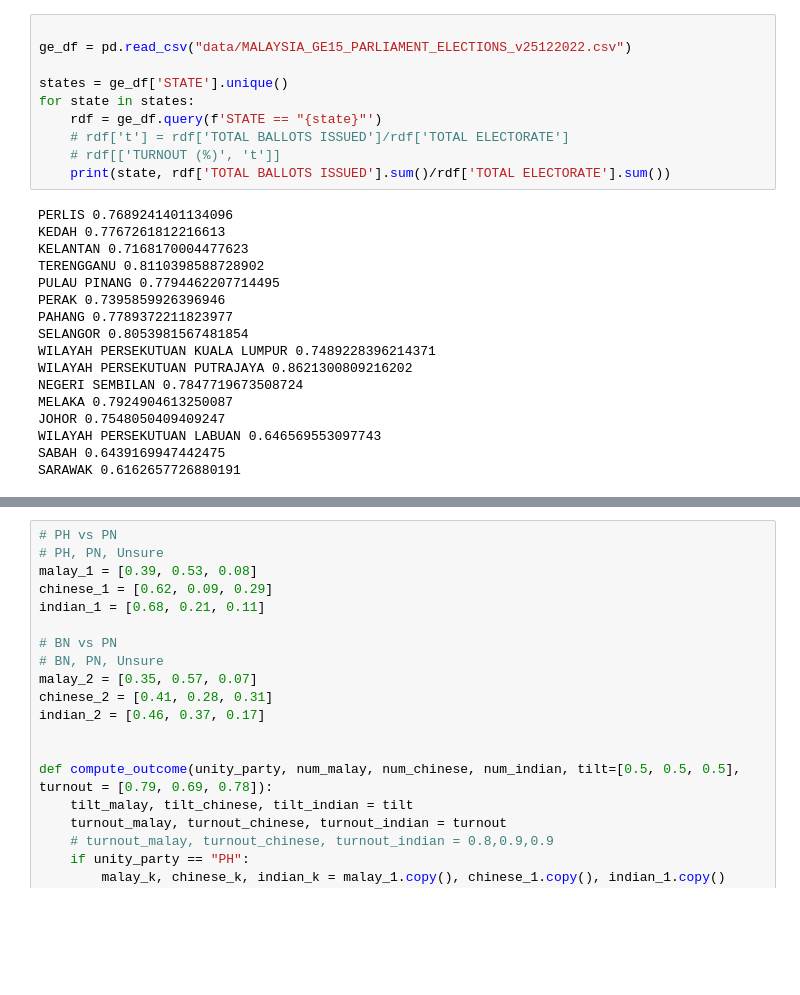
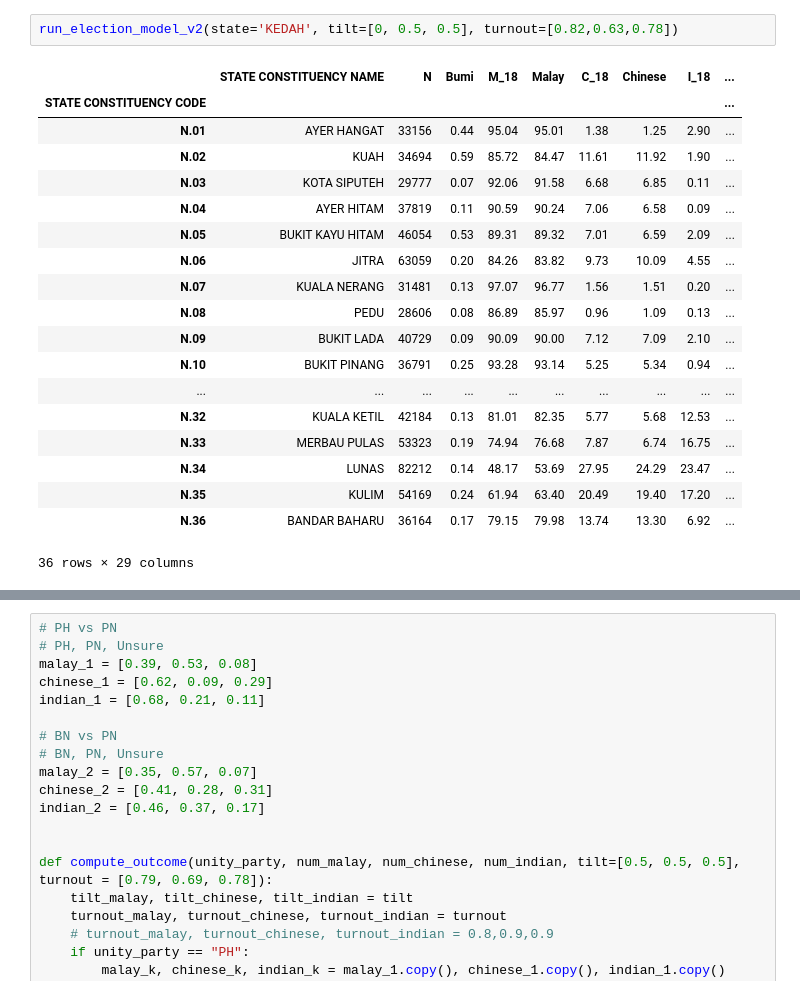
Before and after one commit to etq-quant/state-election, a Jupyter notebook: Selangor_V2.ipynb, the cells around one changed output, grey strips where cells are left out. Saved outputs shown, nothing was run; the diff lists cells and outputs as text; blank space fills up the shorter version.

Commit message:
added kedah to model v2

```diff
--- a/Selangor_V2.ipynb
+++ b/Selangor_V2.ipynb
@@ -47,27 +22,22 @@ SARAWAK 0.7325506159087931
-# %%
-
-ge_df = pd.read_csv("data/MALAYSIA_GE15_PARLIAMENT_ELECTIONS_v25122022.csv")
-
-states = ge_df['STATE'].unique()
-for state in states:
-    rdf = ge_df.query(f'STATE == "{state}"')
-    # rdf['t'] = rdf['TOTAL BALLOTS ISSUED']/rdf['TOTAL ELECTORATE']
-    # rdf[['TURNOUT (%)', 't']]
-    print(state, rdf['TOTAL BALLOTS ISSUED'].sum()/rdf['TOTAL ELECTORATE'].sum())
-# %% [output]
-PERLIS 0.7689241401134096
-KEDAH 0.7767261812216613
-KELANTAN 0.7168170004477623
-TERENGGANU 0.8110398588728902
-PULAU PINANG 0.7794462207714495
-PERAK 0.7395859926396946
-PAHANG 0.7789372211823977
-SELANGOR 0.8053981567481854
-WILAYAH PERSEKUTUAN KUALA LUMPUR 0.7489228396214371
-WILAYAH PERSEKUTUAN PUTRAJAYA 0.8621300809216202
-NEGERI SEMBILAN 0.7847719673508724
-MELAKA 0.7924904613250087
-JOHOR 0.7548050409409247
-WILAYAH PERSEKUTUAN LABUAN 0.646569553097743
-SABAH 0.6439169947442475
-SARAWAK 0.6162657726880191
+# %%
+run_election_model_v2(state='KEDAH', tilt=[0, 0.5, 0.5], turnout=[0.82,0.63,0.78])
+# %% [output]
+|  | STATE CONSTITUENCY NAME | N | Bumi | M_18 | Malay | C_18 | Chinese | I_18 | ... |
+| STATE CONSTITUENCY CODE |  |  |  |  |  |  |  |  | ... |
+| N.01 | AYER HANGAT | 33156 | 0.44 | 95.04 | 95.01 | 1.38 | 1.25 | 2.90 | ... |
+| N.02 | KUAH | 34694 | 0.59 | 85.72 | 84.47 | 11.61 | 11.92 | 1.90 | ... |
+| N.03 | KOTA SIPUTEH | 29777 | 0.07 | 92.06 | 91.58 | 6.68 | 6.85 | 0.11 | ... |
+| N.04 | AYER HITAM | 37819 | 0.11 | 90.59 | 90.24 | 7.06 | 6.58 | 0.09 | ... |
+| N.05 | BUKIT KAYU HITAM | 46054 | 0.53 | 89.31 | 89.32 | 7.01 | 6.59 | 2.09 | ... |
+| N.06 | JITRA | 63059 | 0.20 | 84.26 | 83.82 | 9.73 | 10.09 | 4.55 | ... |
+| N.07 | KUALA NERANG | 31481 | 0.13 | 97.07 | 96.77 | 1.56 | 1.51 | 0.20 | ... |
+| N.08 | PEDU | 28606 | 0.08 | 86.89 | 85.97 | 0.96 | 1.09 | 0.13 | ... |
+| N.09 | BUKIT LADA | 40729 | 0.09 | 90.09 | 90.00 | 7.12 | 7.09 | 2.10 | ... |
+| N.10 | BUKIT PINANG | 36791 | 0.25 | 93.28 | 93.14 | 5.25 | 5.34 | 0.94 | ... |
+| ... | ... | ... | ... | ... | ... | ... | ... | ... | ... |
+| N.32 | KUALA KETIL | 42184 | 0.13 | 81.01 | 82.35 | 5.77 | 5.68 | 12.53 | ... |
+| N.33 | MERBAU PULAS | 53323 | 0.19 | 74.94 | 76.68 | 7.87 | 6.74 | 16.75 | ... |
+| N.34 | LUNAS | 82212 | 0.14 | 48.17 | 53.69 | 27.95 | 24.29 | 23.47 | ... |
+| N.35 | KULIM | 54169 | 0.24 | 61.94 | 63.40 | 20.49 | 19.40 | 17.20 | ... |
+| N.36 | BANDAR BAHARU | 36164 | 0.17 | 79.15 | 79.98 | 13.74 | 13.30 | 6.92 | ... |
+36 rows × 29 columns
```
Also changed, not shown: parts of 4 cells of this notebook, 9 other files.
